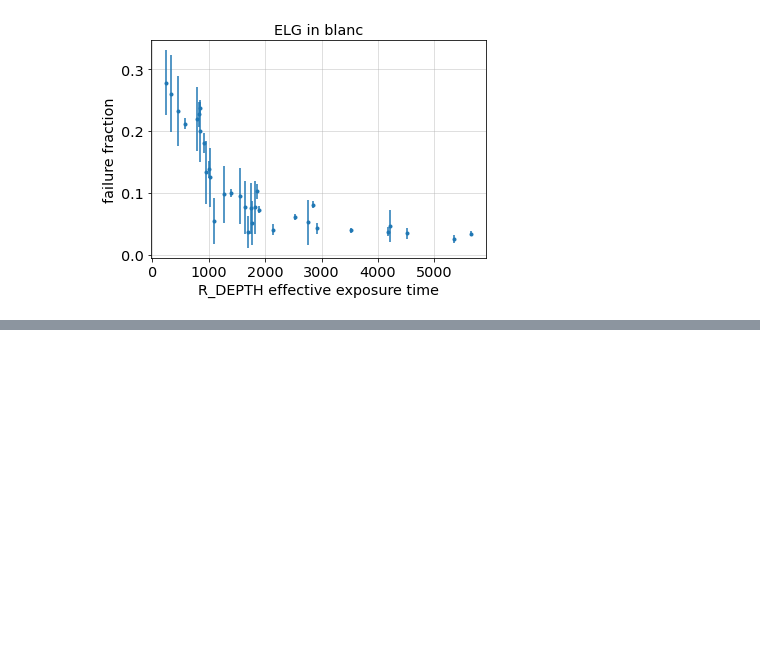
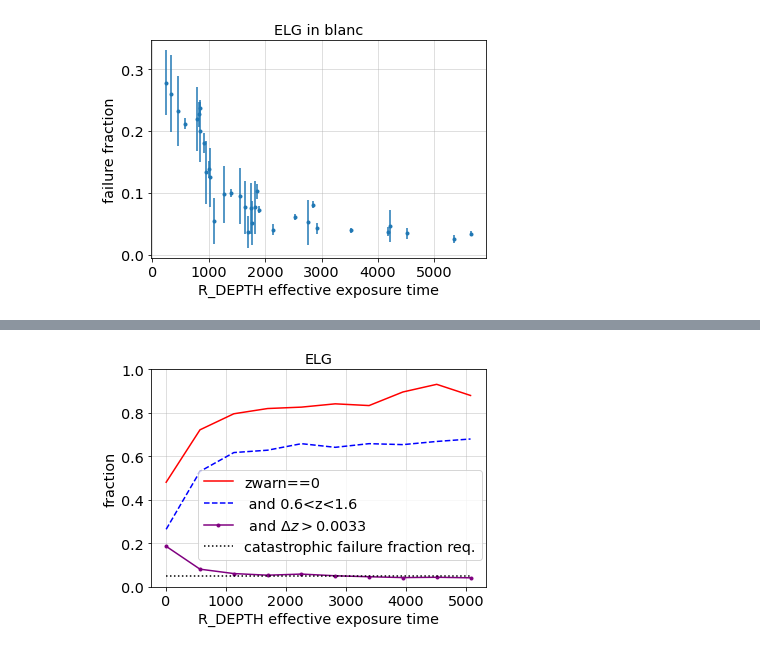
Before and after one commit to desihub/LSS, a Jupyter notebook: Sandbox/use_zcat.ipynb, the cells around one changed output, grey strips where cells are left out. Drawn from its saved outputs; the diff is of its cells as text; code cells hidden in the pictures; blank space fills up the shorter version.

```diff
--- a/Sandbox/use_zcat.ipynb
+++ b/Sandbox/use_zcat.ipynb
@@ -94,0 +114,4 @@ number, fraction of failures, fraction of failures with zwarn==0
+# %%
+evalSR.effvsdepth(tf,'ELG',nbin=10,lplace=(.12,.09))
+# %% [output]
+[figure, added]
```
Also changed, not shown: parts of 12 cells of this notebook.
